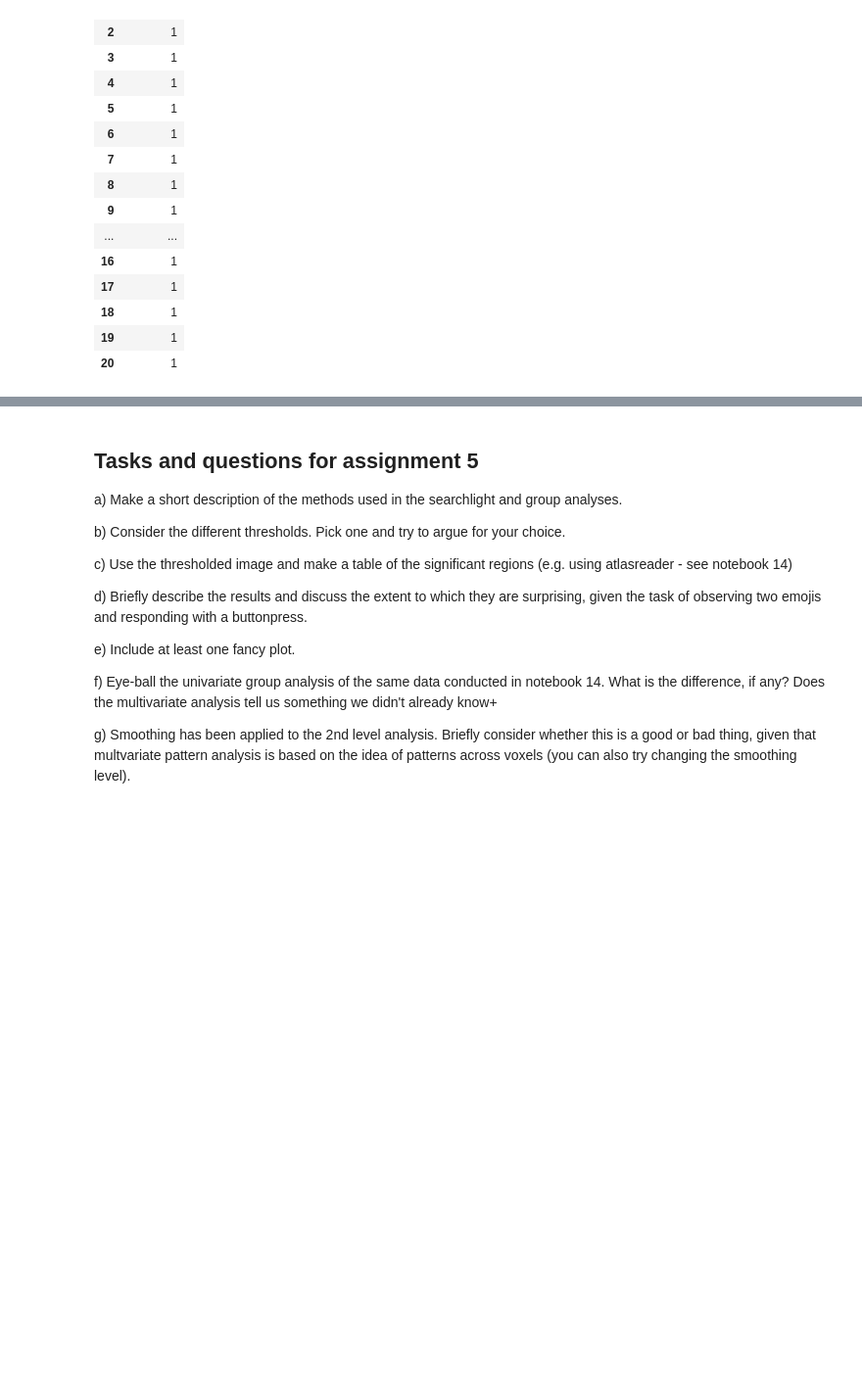
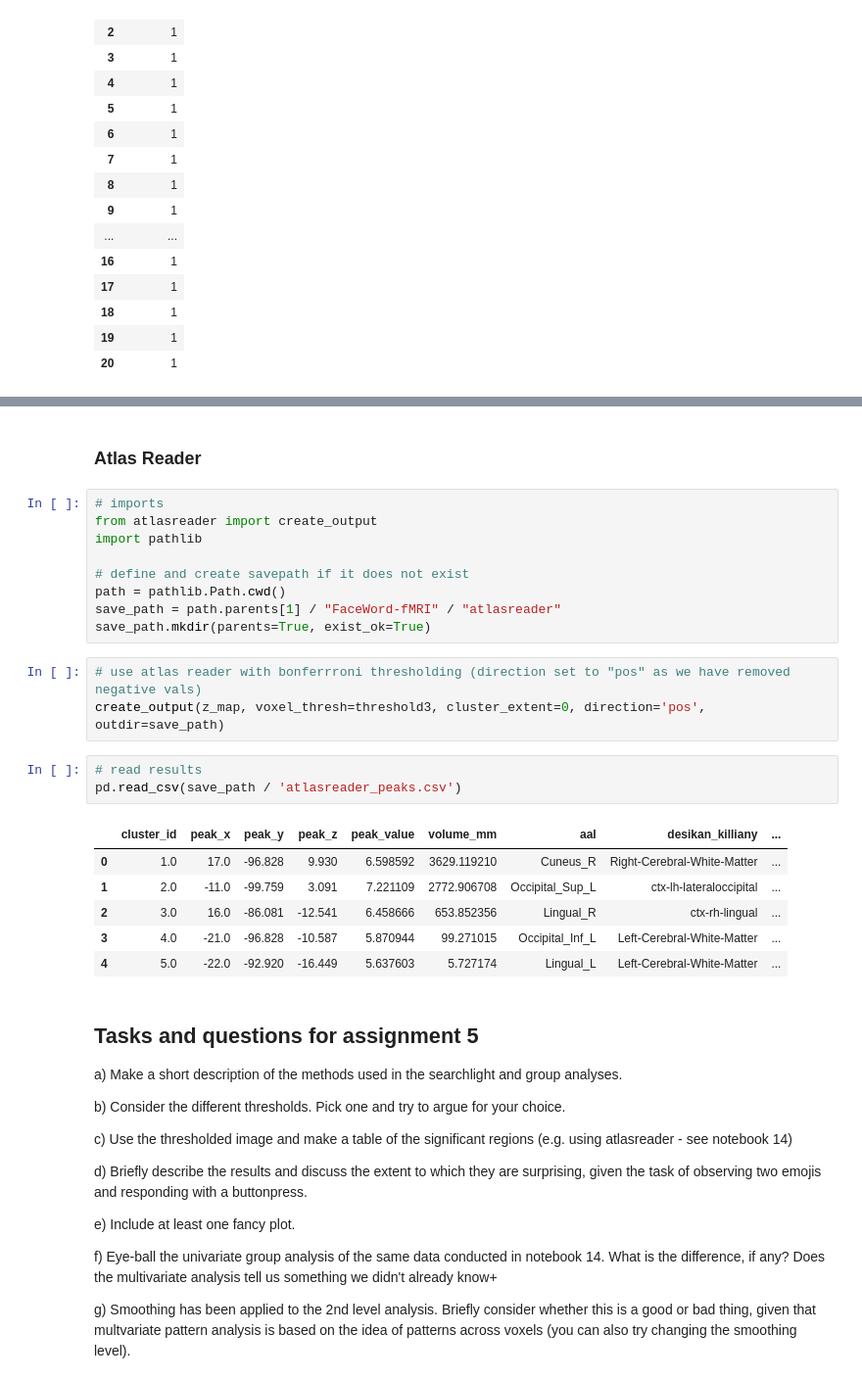
Before and after one commit to MinaAlmasi/FaceWord-fMRI, a Jupyter notebook: src/17_Nilearn_faceWord_classification_searchlight_group.ipynb, the cells around one changed output, grey strips where cells are left out. Shown at 98% size. Saved outputs shown, nothing was run; the diff lists cells and outputs as text; blank space fills up the shorter version.

Commit message:
add atlas reader to nb

```diff
--- a/src/17_Nilearn_faceWord_classification_searchlight_group.ipynb
+++ b/src/17_Nilearn_faceWord_classification_searchlight_group.ipynb
@@ -336,6 +333,30 @@ The p<.05 Bonferroni-corrected threshold is 5.57
 [figure]
 [figure]
 [figure]
+# %% [markdown]
+### Atlas Reader
+# %%
+# imports
+from atlasreader import create_output
+import pathlib
+
+# define and create savepath if it does not exist
+path = pathlib.Path.cwd()
+save_path = path.parents[1] / "FaceWord-fMRI" / "atlasreader"
+save_path.mkdir(parents=True, exist_ok=True)
+# %%
+# use atlas reader with bonferrroni thresholding (direction set to "pos" as we have removed negative vals)
+create_output(z_map, voxel_thresh=threshold3, cluster_extent=0, direction='pos', outdir=save_path)
+# %%
+# read results
+pd.read_csv(save_path / 'atlasreader_peaks.csv')
+# %% [output]
+|  | cluster_id | peak_x | peak_y | peak_z | peak_value | volume_mm | aal | desikan_killiany | ... |
+| 0 | 1.0 | 17.0 | -96.828 | 9.930 | 6.598592 | 3629.119210 | Cuneus_R | Right-Cerebral-White-Matter | ... |
+| 1 | 2.0 | -11.0 | -99.759 | 3.091 | 7.221109 | 2772.906708 | Occipital_Sup_L | ctx-lh-lateraloccipital | ... |
+| 2 | 3.0 | 16.0 | -86.081 | -12.541 | 6.458666 | 653.852356 | Lingual_R | ctx-rh-lingual | ... |
+| 3 | 4.0 | -21.0 | -96.828 | -10.587 | 5.870944 | 99.271015 | Occipital_Inf_L | Left-Cerebral-White-Matter | ... |
+| 4 | 5.0 | -22.0 | -92.920 | -16.449 | 5.637603 | 5.727174 | Lingual_L | Left-Cerebral-White-Matter | ... |
 # %% [markdown]
 ## Tasks and questions for assignment 5
 a) Make a short description of the methods used in the searchlight and group analyses.
```
Also changed, not shown: parts of 4 cells of this notebook.
